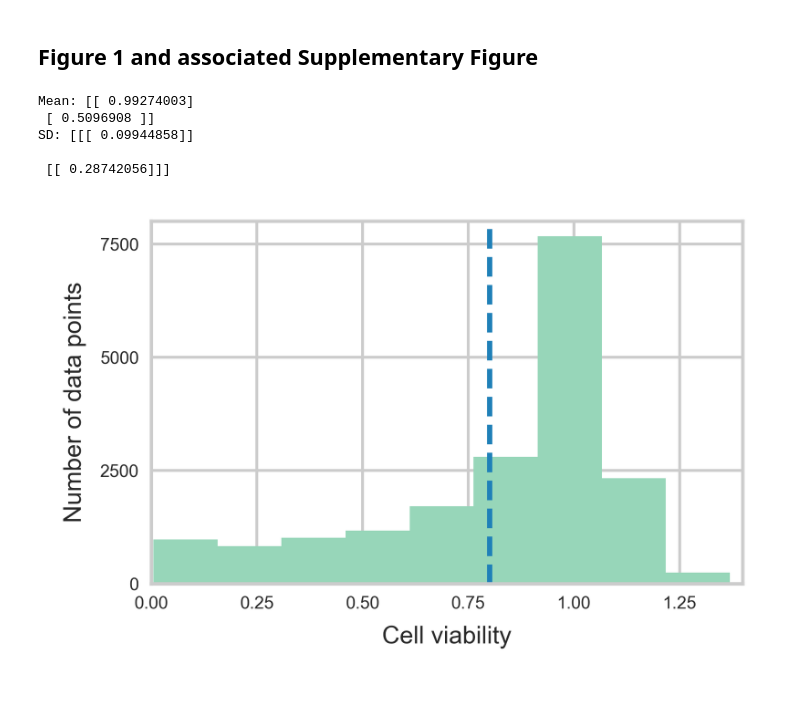
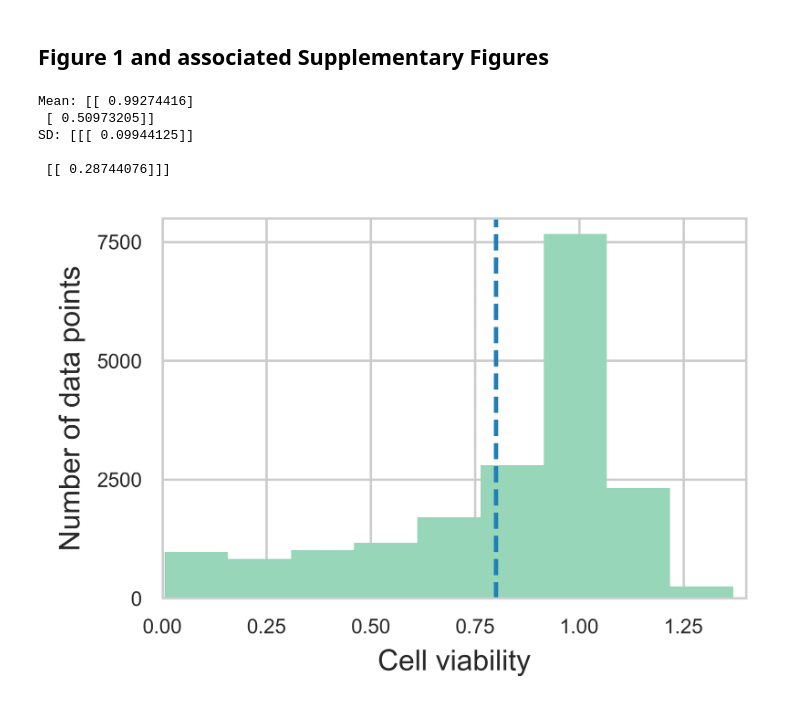
Before and after one commit to bence-szalai/Cell-death-signatures, a Jupyter notebook: code/cell_death_8_figures.ipynb, the cells around one changed output. Saved outputs shown, nothing was run; the diff lists cells and outputs as text; code cells hidden in the pictures.

```diff
--- a/code/cell_death_8_figures.ipynb
+++ b/code/cell_death_8_figures.ipynb
@@ -15,35 +15,35 @@ from other_functions import *
 sns.set_style('whitegrid')
 %matplotlib inline
 # %% [markdown]
-## Figure 1 and associated Supplementary Figure
+## Figure 1 and associated Supplementary Figures
 # %%
 #SFig1D
-plt.figure(dpi=600,figsize=(3.0,2.0))
+plt.figure(dpi=600,figsize=(3.6,2.4))
 sns.set_palette('YlGnBu',2)
 data=pd.read_table('../results/CTRP/sig_info_merged_lm.csv',
                   sep=',',header=0,index_col=[0])
-plt.hist(data['cpd_avg_pv'])
+plt.hist(data['cpd_avg_pv'],linewidth=0)
 plt.plot([0.8,0.8],[0.0,8000],'--')
-plt.xticks(np.arange(0,1.5,0.25),size=5)
-plt.yticks(np.arange(0,8000,2500),size=5)
-plt.xlabel('Cell viability',size=7)
-plt.ylabel('Number of data points',size=7)
+plt.xticks(np.arange(0,1.5,0.25),size=7)
+plt.yticks(np.arange(0,8000,2500),size=7)
+plt.xlabel('Cell viability',size=10)
+plt.ylabel('Number of data points',size=10)
 plt.xlim(0,1.4)
 plt.ylim(0,8000)
 plt.tight_layout()
-plt.savefig('../figures/raw/SFig5D.pdf')
+plt.savefig('../figures/raw/SFig1D.pdf')
 #fitting two gaussians
 model=GaussianMixture(2)
 model.fit(data['cpd_avg_pv'].values.reshape((-1,1)))
 print('Mean:',model.means_)
 print('SD:',np.sqrt(model.covariances_))
 # %% [output]
-Mean: [[ 0.99274003]
- [ 0.5096908 ]]
-SD: [[[ 0.09944858]]
+Mean: [[ 0.99274416]
+ [ 0.50973205]]
+SD: [[[ 0.09944125]]
 
- [[ 0.28742056]]]
+ [[ 0.28744076]]]
-[figure, old version]
+[figure, new version]
 # %%
 sig_data=pd.read_table('../results/model/dimension_reduction/pca.csv',
                        sep=',',header=0,index_col=[0])
```
Also changed, not shown: parts of 15 cells of this notebook, 5 other files.
